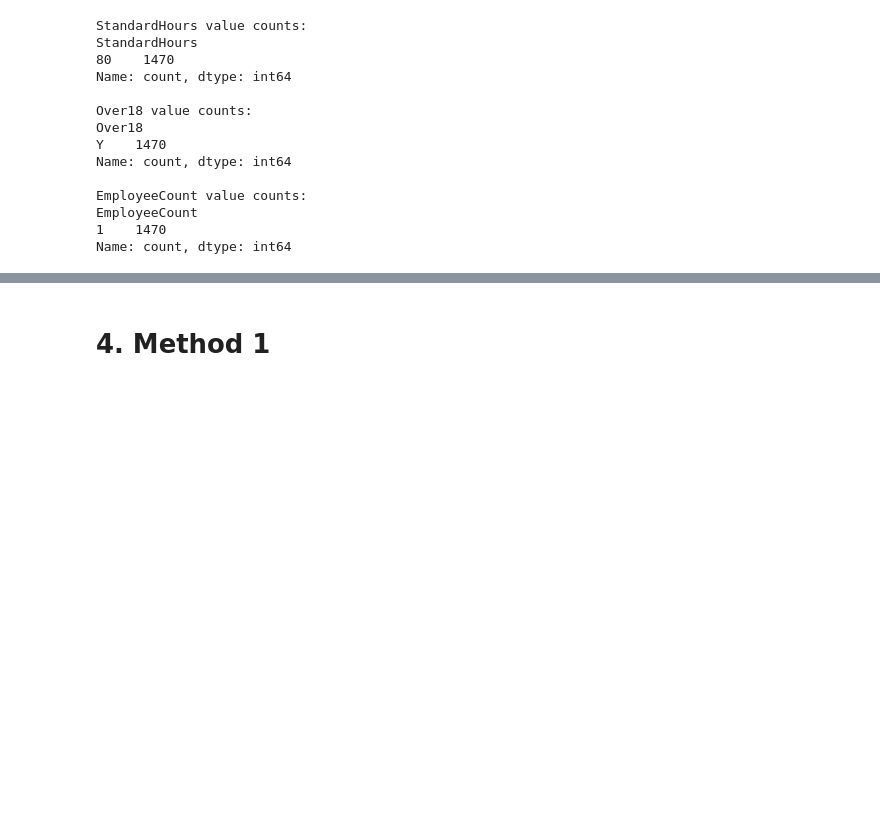
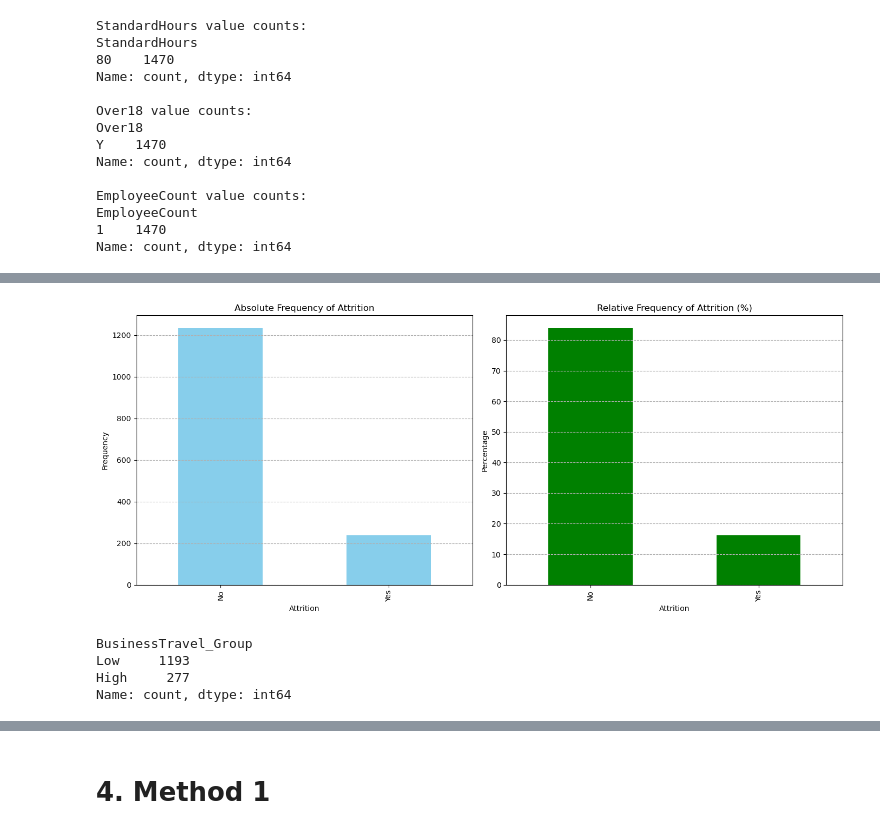
Before and after one commit to pepi151101/Research-Methods, a Jupyter notebook: Project 1.ipynb, the cells around one changed output, grey strips where cells are left out. Drawn from its saved outputs; the diff is of its cells as text; code cells hidden in the pictures; blank space fills up the shorter version.

```diff
--- a/Project 1.ipynb
+++ b/Project 1.ipynb
@@ -209,0 +209,8 @@ None
+# %%
+# Computing the absolute and relative frequency of the target variable Attrition.
+abs_freq = df['Attrition'].value_counts()
+
+print(abs_freq)
+
+rel_freq = df['Attrition'].value_counts(normalize=True)*100
+print(rel_freq)
@@ -209,0 +226,48 @@ None
+# %%
+# Plotting the absolute and relative frequency of the variable Attrition as bar plots. The reason for this is that bar plots are easy to interpret.
+def plot_attrition_distribution(variable, title):
+    abs_freq = df['Attrition'].value_counts()
+    rel_freq = df['Attrition'].value_counts(normalize=True) * 100
+
+    plt.figure(figsize=(14, 6))
+
+    # Absolute frequency bar plot
+    plt.subplot(1, 2, 1)
+    abs_freq.plot(kind='bar', color='skyblue')
+    plt.title(f'Absolute Frequency of {title}')
+    plt.xlabel(title)
+    plt.ylabel('Frequency')
+    plt.grid(axis='y', linestyle='--')
+
+    # Relative frequency bar plot
+    plt.subplot(1, 2, 2)
+    rel_freq.plot(kind='bar', color='green')
+    plt.title(f'Relative Frequency of {title} (%)')
+    plt.xlabel(title)
+    plt.ylabel('Percentage')
+    plt.grid(axis='y', linestyle='--')
+
+    plt.tight_layout()
+    plt.show()
+
+
+plot_attrition_distribution('Attrition', 'Attrition')
+# %% [output]
+[figure, added]
+# %%
+#Encoding the variable Attrition into a binary variable 0 and 1 to be able to use it in statistical analysis.
+df['attrition_binary'] = df['Attrition'].map({'No': 0, 'Yes': 1})
+
+
+# Creating a new column 'BusinessTravel_Group' with 'High' and 'Low' categories to analyse its effects.
+df['BusinessTravel_Group'] = df['BusinessTravel'].map({
+    'Travel_Frequently': 'High',
+    'Travel_Rarely': 'Low',
+    'Non-Travel': 'Low'
+})
+print(df['BusinessTravel_Group'].value_counts())
+# %% [output]
+BusinessTravel_Group
+Low     1193
+High     277
+Name: count, dtype: int64
```
Also changed, not shown: parts of 30 cells of this notebook.
